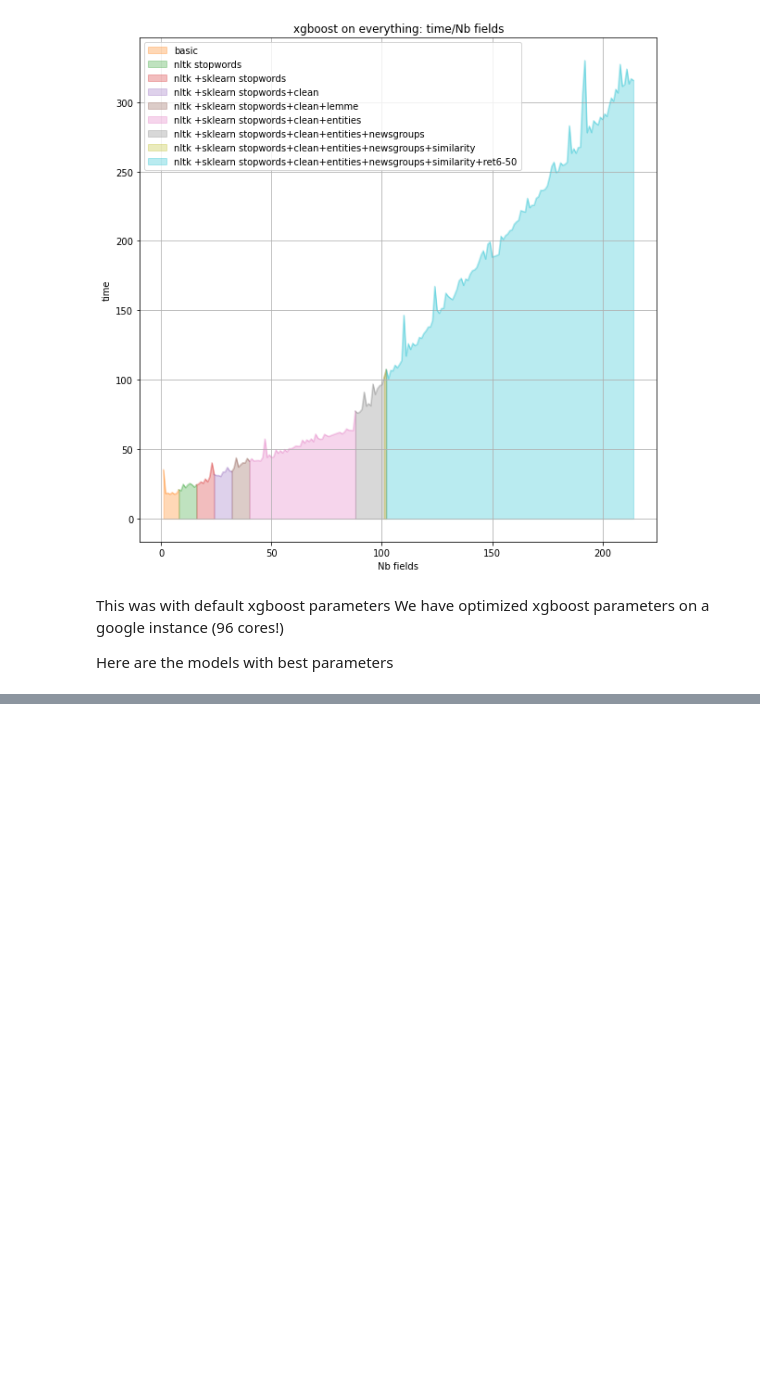
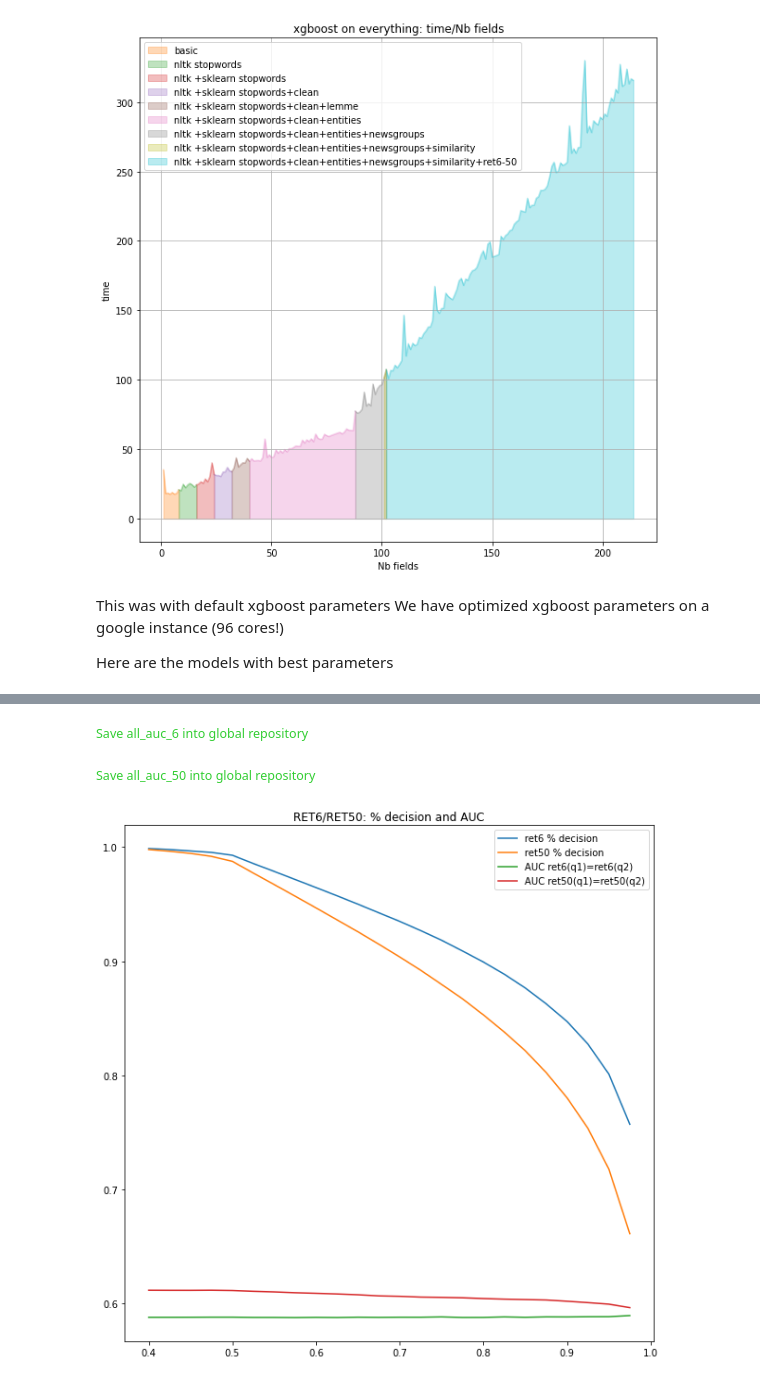
Before and after one commit to acharroux/QuoraPairs, a Jupyter notebook: BruteForce/fast_nlu.ipynb, the cells around one changed output, grey strips where cells are left out. Drawn from its saved outputs; the diff is of its cells as text; code cells hidden in the pictures; blank space fills up the shorter version.

```diff
--- a/BruteForce/fast_nlu.ipynb
+++ b/BruteForce/fast_nlu.ipynb
@@ -632,0 +670,25 @@ xgboost_best_optim_everything = study_models_one_more_field_at_a_time(
+# %%
+def show_weighted_auc(df,ret,ret_values,threshold):
+    auc = roc_auc_score(y_true=df['is_duplicate'],y_score=ret_values,sample_weight=df['weight'])
+    print('AUC of ret%s threshold %f: %f' % (str(ret),threshold,auc))
+    return auc
+
+def find_auc_ret(df,ret,threshold):
+    ret_q1=best_question_type(df,threshold,1,ret)
+    ret_q2=best_question_type(df,threshold,2,ret)
+    ret_q1_equal_q2 = (ret_q1==ret_q2).astype(int)
+    auc = show_weighted_auc(df,ret,ret_q1_equal_q2,threshold)
+    return auc,(ret_q1.where(ret_q1.str.len()>0).count()/len(ret_q1)*100),(ret_q2.where(ret_q2.str.len()>0).count()/len(ret_q2)*100)
+
+def explore_auc_ret(df,ret):
+    thresholds = numpy.arange(0.4,1,0.025)
+    aucs = [find_auc_ret(df,ret,t) for t in thresholds]
+    return aucs
+
+#find_auc_ret(train_dataframe.sample(10),6,0.01)
+#res = best_question_type(train_dataframe.sample(10,random_state=43),0.99,1,6)
+#display(res)
+#res.where(res.str.len()>0).count()/len(res)*100.
+#res.where(res=="").count()
+all_auc_6 = explore_auc_ret(train_dataframe,6)
+all_auc_50 = explore_auc_ret(train_dataframe,50)
@@ -632,0 +713,19 @@ xgboost_best_optim_everything = study_models_one_more_field_at_a_time(
+# %%
+all_auc_6_df=pandas.DataFrame(all_auc_6,columns=['auc','%q1','%q2'])
+all_auc_50_df=pandas.DataFrame(all_auc_50,columns=['auc','%q1','%q2'])
+save_global_dataframe(all_auc_6_df,'all_auc_6')
+save_global_dataframe(all_auc_50_df,'all_auc_50')
+
+plot.figure(figsize=(10,10))
+plot.plot(numpy.arange(0.4,1,0.025),(all_auc_6_df['%q1']+all_auc_6_df['%q2'])/200,label='ret6 % decision')
+plot.plot(numpy.arange(0.4,1,0.025),(all_auc_50_df['%q1']+all_auc_50_df['%q2'])/200,label='ret50 % decision')
+plot.plot(numpy.arange(0.4,1,0.025),all_auc_6_df['auc'],label='AUC ret6(q1)=ret6(q2)')
+plot.plot(numpy.arange(0.4,1,0.025),all_auc_50_df['auc'],label='AUC ret50(q1)=ret50(q2)')
+plot.title('RET6/RET50: % decision and AUC')
+plot.legend()
+plot_save('RET6_decision_AUC')
+#res['%q2'].plot()
+# %% [output]
+Save all_auc_6 into global repository
+Save all_auc_50 into global repository
+[figure, added]
```
Also changed, not shown: parts of 3 cells of this notebook, 3 other files.
